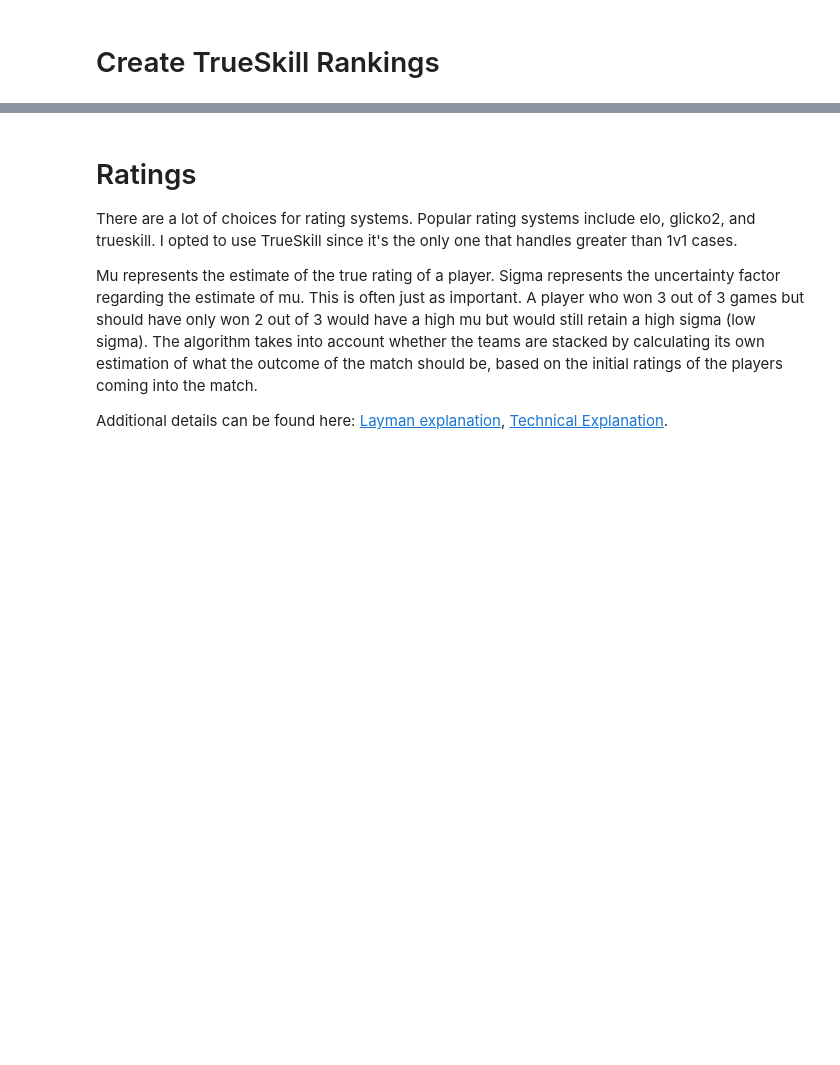
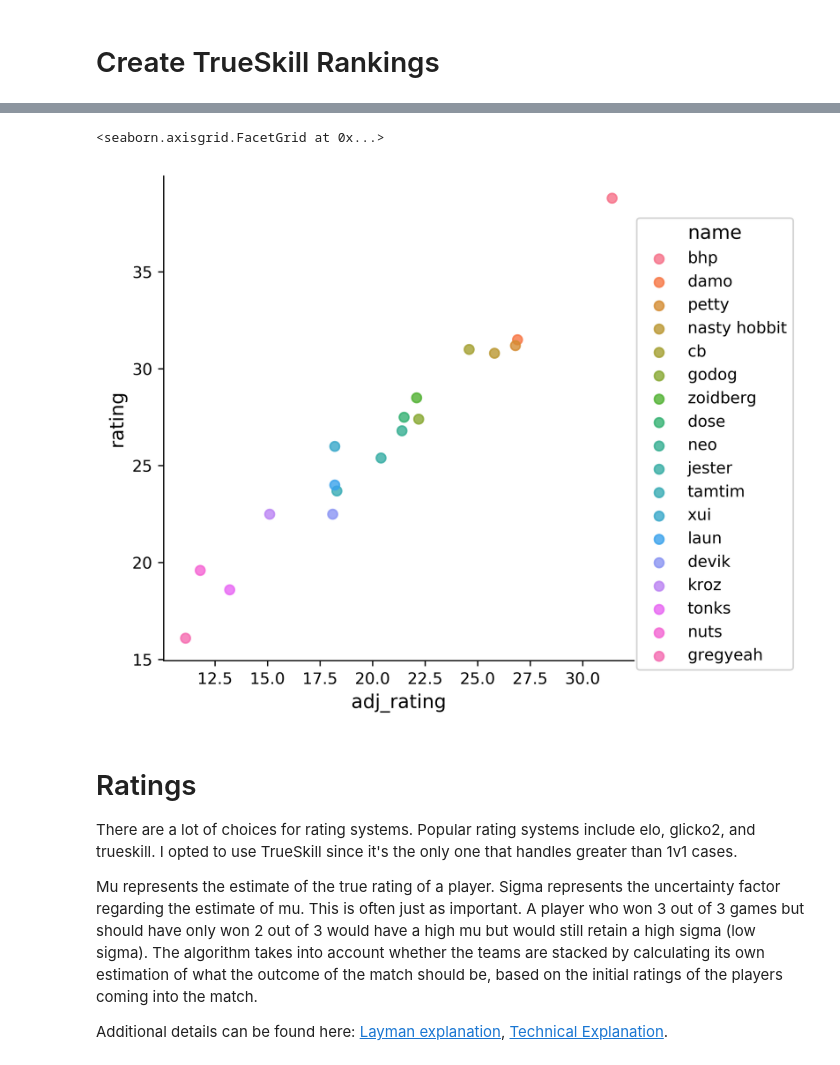
Before and after one commit to sharpsss/midair_stats, a Jupyter notebook: Midair.ipynb, the cells around one changed output, grey strips where cells are left out. Saved outputs shown, nothing was run; the diff lists cells and outputs as text; code cells hidden in the pictures; blank space fills up the shorter version.

```diff
--- a/Midair.ipynb
+++ b/Midair.ipynb
@@ -2,6 +2,9 @@
 # Run the block to import libraries by pressing Shift and Enter at the same time.
 # %%
 import pandas as pd
+
+
+
 import trueskill as ts
 import matplotlib.pyplot as plt
 from collections import Counter
@@ -9,6 +12,13 @@ import requests
 import io
 import csv
 %matplotlib inline
+import seaborn as sns
+
+
+import matplotlib as mpl
+mpl.rcParams['figure.dpi']= 600
+mpl.rcParams.update({'axes.titlesize': 'large'})
+mpl.rcParams.update({'axes.labelsize': 'large'})
 # %%
 winner_cols = ['WPlayer1', 'WPlayer2', 'WPlayer3', 'WPlayer4', 'WPlayer5']
 loser_cols = ['LPlayer1', 'LPlayer2', 'LPlayer3', 'LPlayer4', 'LPlayer5']
@@ -50,19 +60,19 @@ if region == 'AUS':
     df = pd.concat([df, bittah_tourny_df, bhp_df, form_df[relevant_cols]], axis = 0, sort = False)
     df[player_cols] = df[player_cols].apply(lambda x: x.astype(str).str.lower().str.strip())
     df.replace({'petgen': 'petty', 'base-head-panda|basehead':'bhp', 'rr': 'devik', 'hobb': 'nasty hobbit', 'xu1':'xui', 'colonel blair|colonelblair':'cb', \
-                'rulefuckdoseplease':'kroz','nextgen':'nexgen', 'phenom': 'mavi', 'raging moose': 'raging', 'tektra':'tekra', 'launchair':'laun', 'ultralpb': 'damo', \
-                'gryp|style|bakara|air|dodge|mikehunt|spacecake|rizik': 'new'}, regex = True, inplace = True)
-    player_dict = ['nasty hobbit', 'ringo', 'neo', 'chem', 'rumble']
+                'rulefuckdoseplease':'kroz', 'kust0m': 'kustom', 'nextgen':'nexgen', 'phenom': 'mavi', 'raging moose': 'raging', 'tektra':'tekra', 'launchair':'laun', 'ultralpb': 'damo', \
+                'gryp|style|bakara|air|nmag|dodge|mikehunt|spacecake': 'new'}, regex = True, inplace = True)
+    player_dict = ['nasty hobbit', 'cyrus', 'ringo', 'neo', 'moose', 'chem', 'rumble', 'kroz', 'laun']
 
 if region == 'NA':
     tea_df = pd.read_excel("tea_games.xlsx")
     tea_df['source'] = 'tea'
     sharp_df = pd.read_excel("Midair Games.xlsx")[tea_df.columns[:-1]]
     sharp_df['source'] = 'sharp|misc'
-    byo5_df = pd.read_excel("byo5_jp.xlsx")
+    byo5_df = pd.read_excel("byo5.xlsx")
     byo5_df['source'] = 'jp|byo5'
-    stork_df = pd.read_excel("stork_stats.xlsx")
-    stork_df['source'] = 'stork'
+    stork_jp_df = pd.read_excel("stork_jp_stats.xlsx")
+    stork_jp_df['source'] = 'stork|jp'
     yami_df = pd.read_excel("yami_moth.xlsx")
     yami_df['source'] = 'yami'
     lockjaw_fyr_df = pd.read_excel("lockjaw_fyr.xlsx")
@@ -71,7 +81,7 @@ if region == 'NA':
     twitch_df['source'] = twitch_df['Link']
     form_df['source'] = form_df['Submitter']
 
-    df = pd.concat([tea_df, sharp_df, byo5_df, stork_df, yami_df, lockjaw_fyr_df, twitch_df], axis = 0, sort = False)
+    df = pd.concat([tea_df, sharp_df, stork_jp_df, yami_df, byo5_df, lockjaw_fyr_df, twitch_df], axis = 0, sort = False)
     df = pd.concat([df, form_df], axis = 0, sort = False).copy()
     df[player_cols] = df[player_cols].apply(lambda x: x.astype(str).str.lower())
 
@@ -82,10 +92,10 @@ if region == 'NA':
 for player in player_dict:
     df[player_cols] = df[player_cols].replace({'(.*)' + player + '(.*)': player}, regex = True)
 
-    df[player_cols] = df[player_cols].replace({'couch' : 'boris','dæ':'dae', 'debugxyz': 'debug', 'b3d':'bed', 'cargo': 'esprit', 'pissface': 'giohm', 'jon osc|jonosc': 'immie', \
+df[player_cols] = df[player_cols].replace({'couch' : 'boris', '^wb$': 'water', 'synergizer bunny': 'melur', 'dæ':'dae', 'debugxyz': 'debug', 'b3d':'bed', 'cargo': 'esprit', 'pissface': 'giohm', 'jon osc|jonosc': 'immie', \
              'v23': 'v22', 'jl': 'mal', 'a god damn demon': 'descolada', 'patrick': 'dae', 'pat': 'moose', 'shreq': 'schreq', 'doughboy': 'missb', \
-           'bootswfur|tumi|xclusive|synergizer bunny|zeerat|\]\[ce|pancakemix|xan|yadig|sad|duck|ludang|total|sun dog|vitalica|galtath|joauva|loanwolf32|jeffreee|newb0|wristfracture|swoot|kevinator|intense|kromatic|superfam|cykon|chocotaco|debug|sauon|jfw20|wrightrj|hasslehof|cohen|extcy|robbie|ramses|ramses0|mysterium|brotein|germy the syphilis|raybidet|arrow|missd|mcnibbles|riley|pancak3s|bro\.scrubamtiskaw': 'newb', \
-           'efx|krayvok|panda|ywontudie|phix|binladen|ucan|brooky|devil|proj|nof|ragencajuin|rosco|shrimm': 'decent'}, regex = True)
+           'bootswfur|bootswthefur|jeremy blime|apollyon|tumi|savior|smokin|xclusive|dust|app|mindflayr|cp|zeerat|\]\[ce|pancakemix|xan|yadig|sad|duck|ludang|total|sun dog|vitalica|galtath|joauva|loanwolf32|jeffreee|newb0|wristfracture|swoot|kevinator|intense|kromatic|superfam|cykon|chocotaco|debug|sauon|jfw20|wrightrj|hasslehof|cohen|extcy|robbie|ramses|ramses0|mysterium|brotein|germy the syphilis|raybidet|arrow|missd|mcnibbles|riley|pancak3s|bro\.scrubamtiskaw': 'newb', \
+           'efx|krayvok|blakk|fire|zwidow|bugspray|apsteadyhands|bossdogxxx|ywontudie|phix|binladen|ucan|brooky|devil|proj|nof|ragencajuin|rosco|shrimm': 'decent'}, regex = True)
 # %%
 df.to_pickle(region + '_combined_midair_games.p')
 # %% [markdown]
@@ -147,3 +183,9 @@ sorted_rating_list = sorted(((value.mu, key) for (key,value) in players_ts.items
+# %%
+more_games_df = rankings_df[(rankings_df['wins'] + rankings_df['losses']) >= 35].reset_index(drop = True)
+sns.lmplot(data=more_games_df, x="adj_rating",  y="rating", hue="name", fit_reg=False)
+# %% [output]
+<seaborn.axisgrid.FacetGrid at 0x...>
+[figure, added]
 # %% [markdown]
 # Ratings
 There are a lot of choices for rating systems. Popular rating systems include elo, glicko2, and trueskill. I opted to use TrueSkill since it's the only one that handles greater than 1v1 cases.
```
Also changed, not shown: parts of 25 cells of this notebook, 3 other files.
